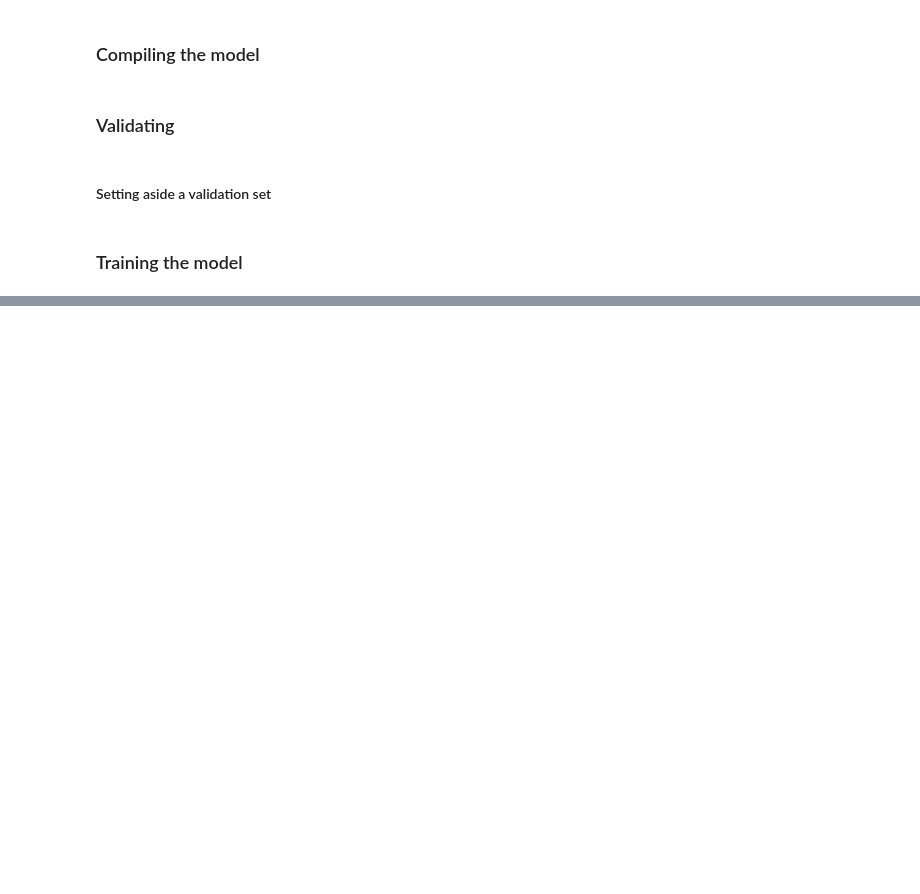
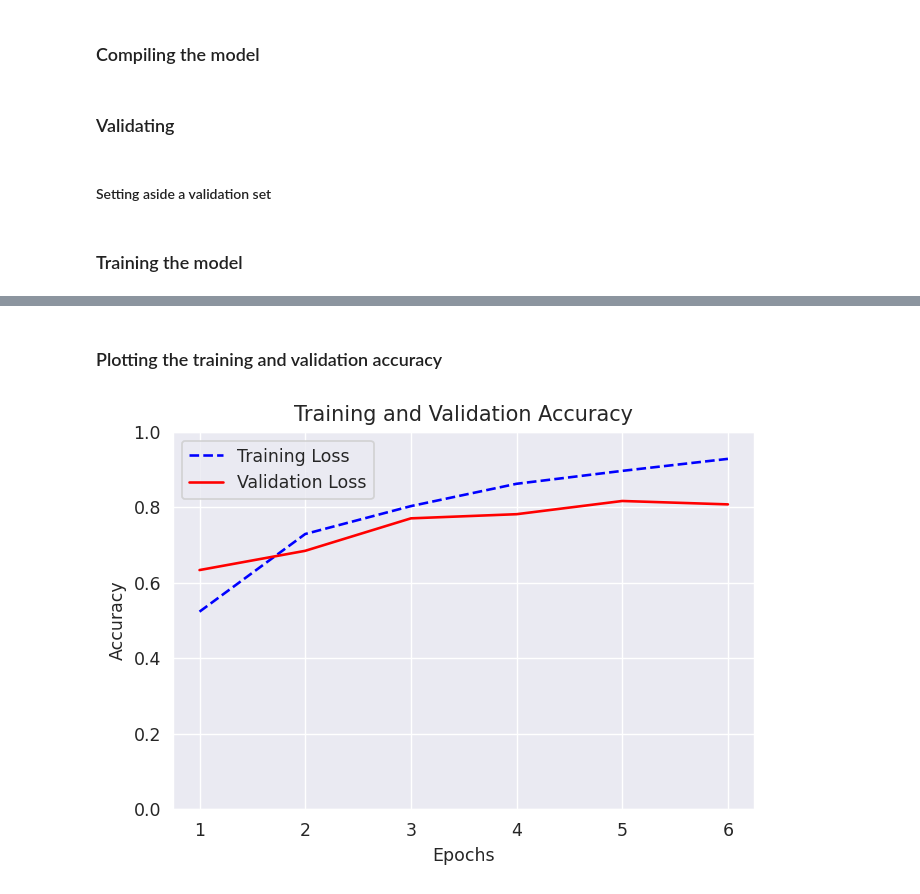
Before and after one commit to rcepedaraza/the-reuters-dataset, a Jupyter notebook: Reuters.ipynb, the cells around one changed output, grey strips where cells are left out. Drawn from its saved outputs; the diff is of its cells as text; code cells hidden in the pictures; blank space fills up the shorter version.

```diff
--- a/Reuters.ipynb
+++ b/Reuters.ipynb
@@ -142,0 +150,13 @@ history_df
+# %% [markdown]
+### Plotting the training and validation accuracy
+# %%
+plt.plot(epochs, history_df.accuracy, 'b--', label='Training Loss')
+plt.plot(epochs, history_df.val_accuracy, 'r', label='Validation Loss')
+plt.xlabel('Epochs')
+plt.ylabel('Accuracy')
+plt.legend()
+plt.title('Training and Validation Accuracy')
+plt.ylim(0, 1)
+plt.show()
+# %% [output]
+[figure, added]
```
Also changed, not shown: parts of 18 cells of this notebook.
